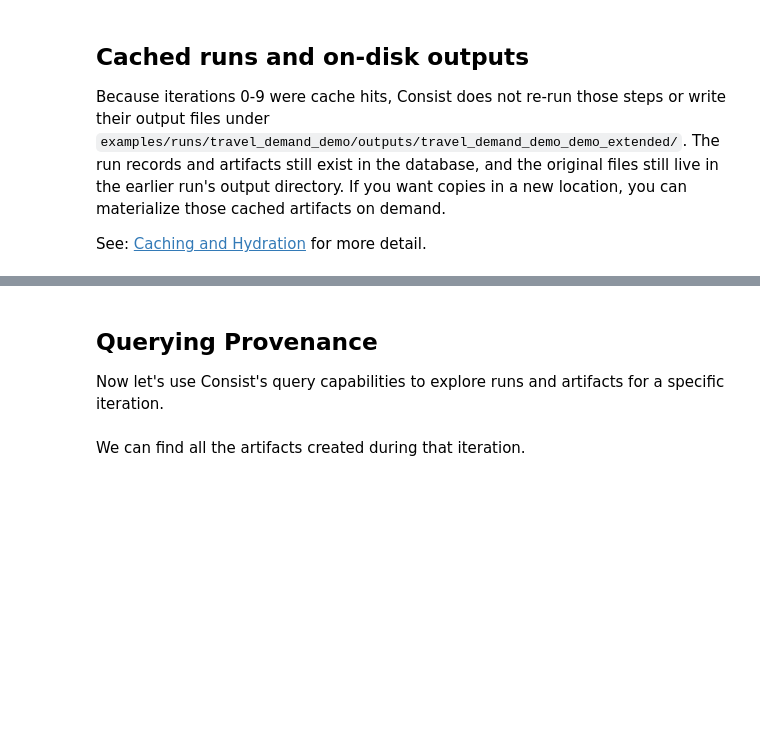
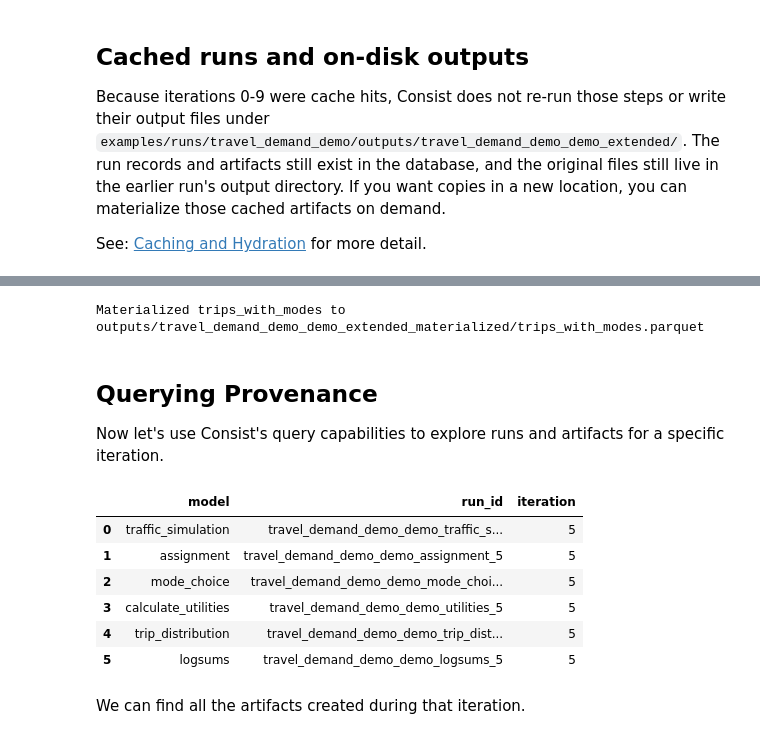
Before and after one commit to LBNL-UCB-STI/consist, a Jupyter notebook: examples/02_iterative_workflows.ipynb, the cells around one changed output, grey strips where cells are left out. Saved outputs shown, nothing was run; the diff lists cells and outputs as text; code cells hidden in the pictures; blank space fills up the shorter version.

```diff
--- a/examples/02_iterative_workflows.ipynb
+++ b/examples/02_iterative_workflows.ipynb
@@ -658,25 +645,41 @@ materialize_artifacts(tracker, items)
+# %%
+materialize_dir = RUN_DIR / "outputs" / f"{extended_run_id}_materialized"
+art = cached_parquet[0]
+dest = materialize_dir / f"{art.key}.parquet"
+materialize_artifacts(tracker, [(art, dest)])
+print(f"Materialized {art.key} to {dest.relative_to(RUN_DIR)}")
+# %% [output]
+Materialized trips_with_modes to outputs/travel_demand_demo_demo_extended_materialized/trips_with_modes.parquet
 # %% [markdown]
 ## Querying Provenance
 
 Now let's use Consist's query capabilities to explore runs and artifacts for a specific iteration.
 # %%
 # Runs for a specific iteration (e.g., iteration 5).
-iteration_runs = [
-    run
-    for run in tracker.find_runs(parent_id=SCENARIO_RUN_ID, status="completed")
-    if run.iteration == 5
-]
+iteration_runs = tracker.find_runs(
+    parent_id=SCENARIO_RUN_ID,
+    status="completed",
+    iteration=5,
+)
 iteration_run_df = pd.DataFrame(
     [
         {
             "model": run.model_name,
             "run_id": run.id,
             "iteration": run.iteration,
         }
         for run in iteration_runs
     ]
 )
 iteration_run_df
+# %% [output]
+|  | model | run_id | iteration |
+| 0 | traffic_simulation | travel_demand_demo_demo_traffic_s... | 5 |
+| 1 | assignment | travel_demand_demo_demo_assignment_5 | 5 |
+| 2 | mode_choice | travel_demand_demo_demo_mode_choi... | 5 |
+| 3 | calculate_utilities | travel_demand_demo_demo_utilities_5 | 5 |
+| 4 | trip_distribution | travel_demand_demo_demo_trip_dist... | 5 |
+| 5 | logsums | travel_demand_demo_demo_logsums_5 | 5 |
 # %% [markdown]
 We can find all the artifacts created during that iteration.
 # %%
```
Also changed, not shown: parts of 17 cells of this notebook, 8 other files.
